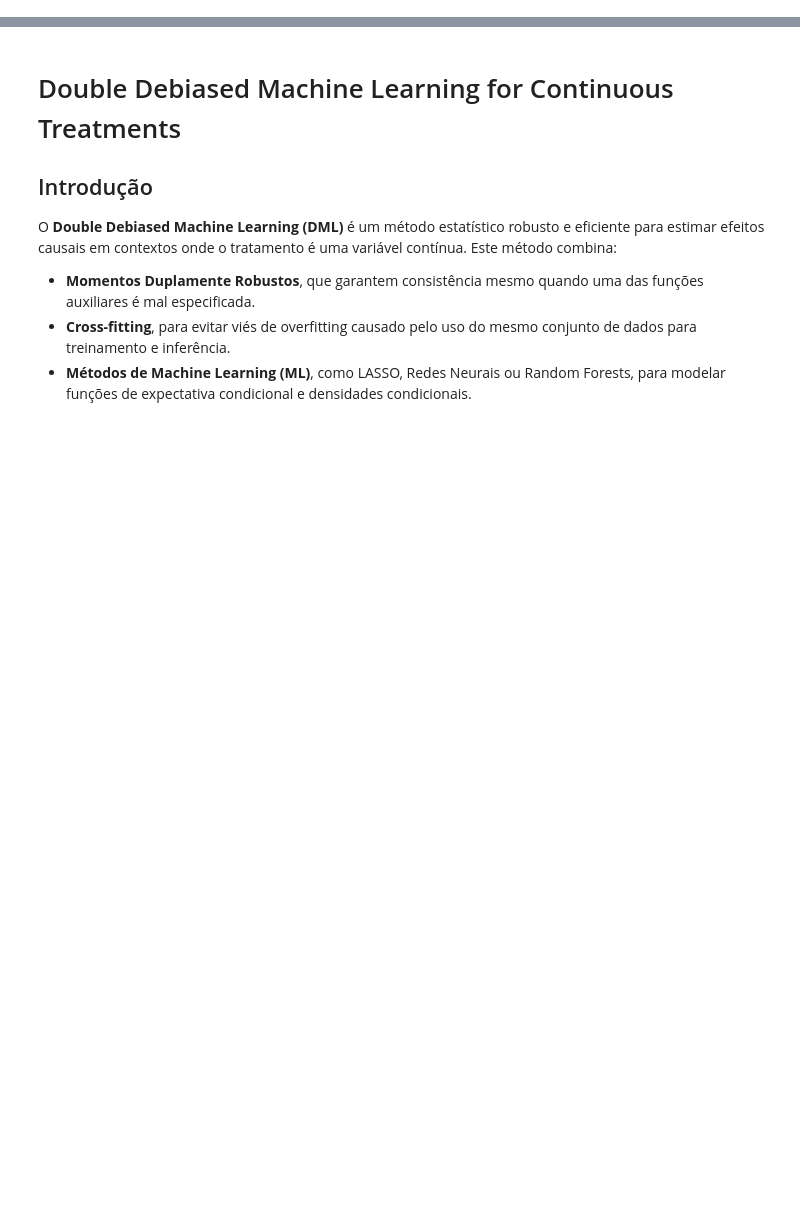
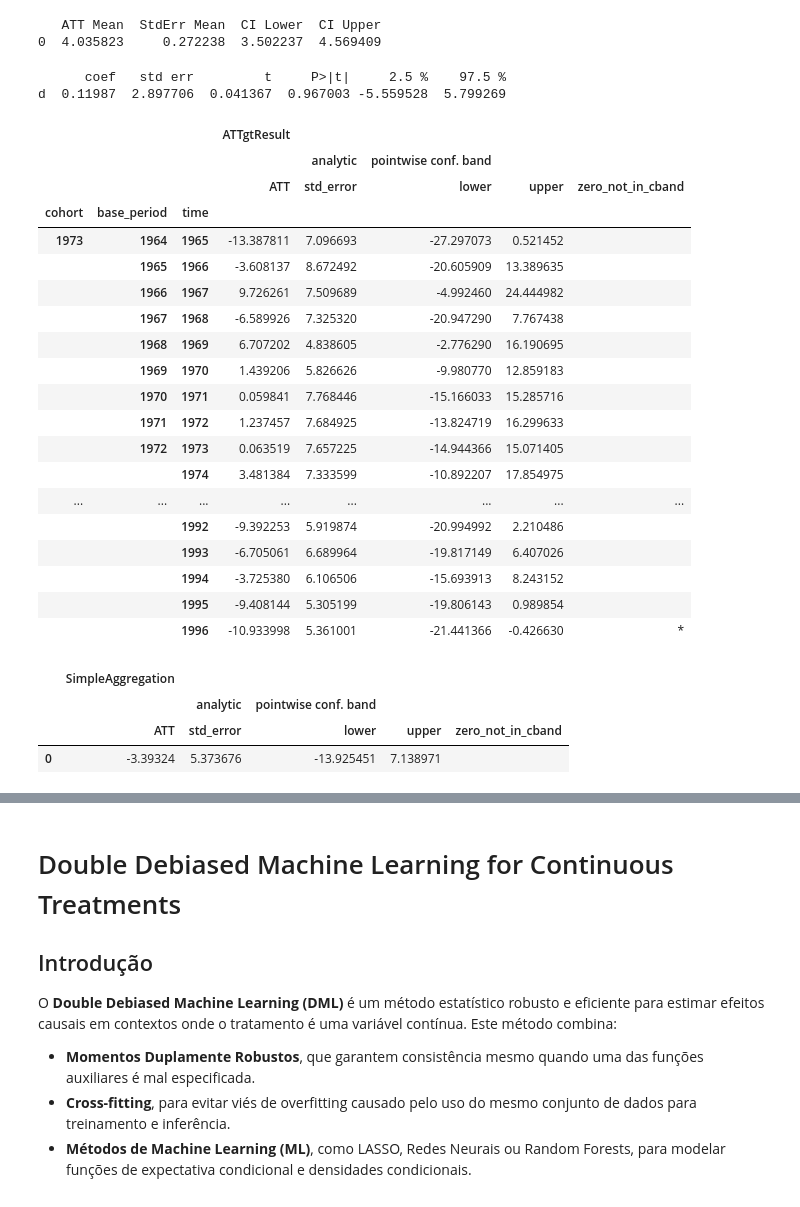
Before and after one commit to Daniel-Uhr/Microeconometrics_Notes, a Jupyter notebook: 15-DDML_Continuous_Treatment.ipynb, the cells around one changed output, grey strips where cells are left out. Drawn from its saved outputs; the diff is of its cells as text; code cells hidden in the pictures; blank space fills up the shorter version.

```diff
--- a/15-DDML_Continuous_Treatment.ipynb
+++ b/15-DDML_Continuous_Treatment.ipynb
@@ -21,0 +284,70 @@ Prof. Daniel de Abreu Pereira Uhr
+# %%
+summary_empirical = summarize_group_results_empirical(group_results)
+print(summary_empirical)
+# %% [output]
+   ATT Mean  StdErr Mean  CI Lower  CI Upper
+0  4.035823     0.272238  3.502237  4.569409
+# %%
+# criar nova base df1 quando: G==1973 ou "missing"
+df1 = data[(data['G'] == 1973) | (data['G'].isna())]
+# %%
+# Reformatar X, Y, D conforme o DoubleML espera
+X = df1[['pcinc', 'asmrh', 'cases']].values
+Y = df1['Y'].values
+D = df1['D'].values
+
+# Preparar o DoubleMLData
+dml_data = DoubleMLData.from_arrays(x=X, y=Y, d=D)
+
+# Configurar modelos de ML com RandomForest
+ml_g = RandomForestRegressor(n_estimators=100, random_state=123)
+ml_m = RandomForestClassifier(n_estimators=100, random_state=123)
+
+# Instanciar e ajustar o DoubleMLDID
+dml_did = DoubleMLDID(dml_data,
+                      ml_g=ml_g,
+                      ml_m=ml_m,
+                      score='observational',
+                      in_sample_normalization=True,
+                      n_folds=3)
+
+# Rodar a estimação
+dml_did.fit()
+
+# Mostrar o resultado
+print(dml_did.summary)
+# %% [output]
+      coef   std err         t     P>|t|     2.5 %    97.5 %
+d  0.11987  2.897706  0.041367  0.967003 -5.559528  5.799269
+# %%
+att_gt = ATTgt(data=df1, cohort_name="G")
+# %%
+att_gt.fit("Y ~ 1 + pcinc + asmrh + cases", est_method="dr")
+# %% [output]
+|  |  |  | ATTgtResult |  |  |  |  |
+|  |  |  |  | analytic | pointwise conf. band |  |  |
+|  |  |  | ATT | std_error | lower | upper | zero_not_in_cband |
+| cohort | base_period | time |  |  |  |  |  |
+| 1973 | 1964 | 1965 | -13.387811 | 7.096693 | -27.297073 | 0.521452 |  |
+|  | 1965 | 1966 | -3.608137 | 8.672492 | -20.605909 | 13.389635 |  |
+|  | 1966 | 1967 | 9.726261 | 7.509689 | -4.992460 | 24.444982 |  |
+|  | 1967 | 1968 | -6.589926 | 7.325320 | -20.947290 | 7.767438 |  |
+|  | 1968 | 1969 | 6.707202 | 4.838605 | -2.776290 | 16.190695 |  |
+|  | 1969 | 1970 | 1.439206 | 5.826626 | -9.980770 | 12.859183 |  |
+|  | 1970 | 1971 | 0.059841 | 7.768446 | -15.166033 | 15.285716 |  |
+|  | 1971 | 1972 | 1.237457 | 7.684925 | -13.824719 | 16.299633 |  |
+|  | 1972 | 1973 | 0.063519 | 7.657225 | -14.944366 | 15.071405 |  |
+|  |  | 1974 | 3.481384 | 7.333599 | -10.892207 | 17.854975 |  |
+| ... | ... | ... | ... | ... | ... | ... | ... |
+|  |  | 1992 | -9.392253 | 5.919874 | -20.994992 | 2.210486 |  |
+|  |  | 1993 | -6.705061 | 6.689964 | -19.817149 | 6.407026 |  |
+|  |  | 1994 | -3.725380 | 6.106506 | -15.693913 | 8.243152 |  |
+|  |  | 1995 | -9.408144 | 5.305199 | -19.806143 | 0.989854 |  |
+|  |  | 1996 | -10.933998 | 5.361001 | -21.441366 | -0.426630 | * |
+# %%
+att_gt.aggregate("simple")
+# %% [output]
+|  | SimpleAggregation |  |  |  |  |
+|  |  | analytic | pointwise conf. band |  |  |
+|  | ATT | std_error | lower | upper | zero_not_in_cband |
+| 0 | -3.39324 | 5.373676 | -13.925451 | 7.138971 |  |
```
Also changed, not shown: parts of 33 cells of this notebook, 1 other file.
